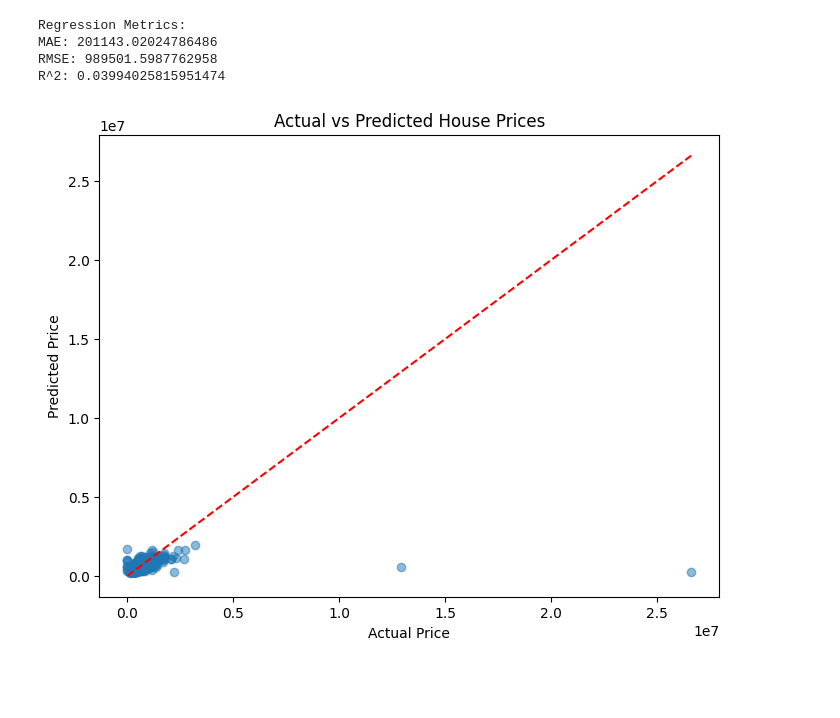
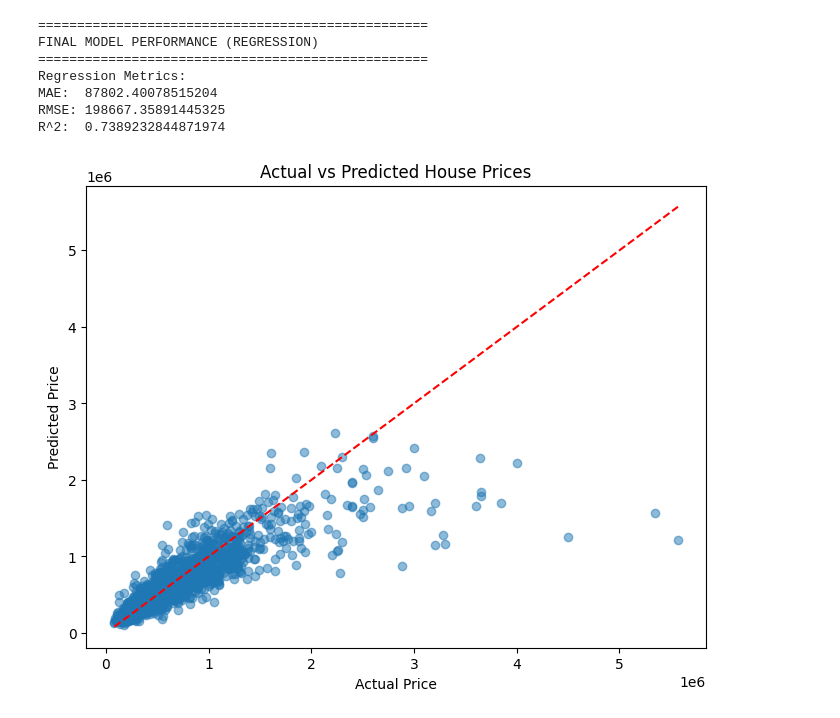
Before and after one commit to devanshRaana/housing_price_predict, a Jupyter notebook: PS1.ipynb, the cells around one changed output. Drawn from its saved outputs; the diff is of its cells as text; code cells hidden in the pictures; blank space fills up the shorter version.

```diff
--- a/PS1.ipynb
+++ b/PS1.ipynb
@@ -50 +47,13 @@ X_test_reg_scaled = reg_scaler.transform(X_test_reg)
+# %%
+# 3. Regression Setup
+X_train, X_test, y_train, y_test = train_test_split(
+    X,
+    y_reg,
+    test_size=0.2,
+    random_state=42
+)
+
+scaler = StandardScaler()
+X_train_scaled = scaler.fit_transform(X_train)
+X_test_scaled = scaler.transform(X_test)
 # %%
@@ -116,29 +138,43 @@ Accuracy: 62.21628838451269%
+# %%
+# 6. SVR (Regression) - Refined for higher R^2
+svr = SVR(
+    kernel="rbf",
+    C=250000,        # Pushed higher for a tighter fit without overloading
+    epsilon=0.01,    # Tightened the error margin
+    gamma="scale"
+)
+
+svr.fit(X_train_scaled, y_train)
+y_pred_svr = svr.predict(X_test_scaled)
+
+print("="*50)
+print("FINAL MODEL PERFORMANCE (REGRESSION)")
+print("="*50)
+
+mae = mean_absolute_error(y_test, y_pred_svr)
+rmse = np.sqrt(mean_squared_error(y_test, y_pred_svr))
+r2 = r2_score(y_test, y_pred_svr)
+
+print("Regression Metrics:")
+print(f"MAE:  {mae}")
+print(f"RMSE: {rmse}")
+print(f"R^2:  {r2}")
+# %% [output]
+==================================================
+FINAL MODEL PERFORMANCE (REGRESSION)
+==================================================
+Regression Metrics:
+MAE:  87802.40078515204
+RMSE: 198667.35891445325
+R^2:  0.7389232844871974
 # %%
-svr_regressor = SVR(kernel="rbf", C=600000, epsilon=0.01, gamma=0.02)
-svr_regressor.fit(X_train_reg_scaled, y_train_reg)
-svr_predictions = svr_regressor.predict(X_test_reg_scaled)
-
-def compute_regression_metrics():
-    mae = mean_absolute_error(y_test_reg, svr_predictions)
-    rmse = np.sqrt(mean_squared_error(y_test_reg, svr_predictions))
-    r2 = r2_score(y_test_reg, svr_predictions)
-    print("Regression Metrics:")
-    print(f"MAE: {mae}")
-    print(f"RMSE: {rmse}")
-    print(f"R^2: {r2}")
-
-compute_regression_metrics()
-
-plt.figure(figsize=(8, 6))
-plt.scatter(y_test_reg, svr_predictions, alpha=0.5)
-plt.plot([y_test_reg.min(), y_test_reg.max()], [y_test_reg.min(), y_test_reg.max()], 'r--')
+# 7. SVR Visualizations
+plt.figure(figsize=(8,6))
+plt.scatter(y_test, y_pred_svr, alpha=0.5)
+plt.plot([y_test.min(), y_test.max()], [y_test.min(), y_test.max()], 'r--')
 plt.xlabel("Actual Price")
 plt.ylabel("Predicted Price")
 plt.title("Actual vs Predicted House Prices")
 plt.show()
 # %% [output]
-Regression Metrics:
-MAE: 201143.02024786486
-RMSE: 989501.5987762958
-R^2: 0.03994025815951474
-[figure, old version]
+[figure, new version]
```
Also changed, not shown: parts of 13 cells of this notebook.
